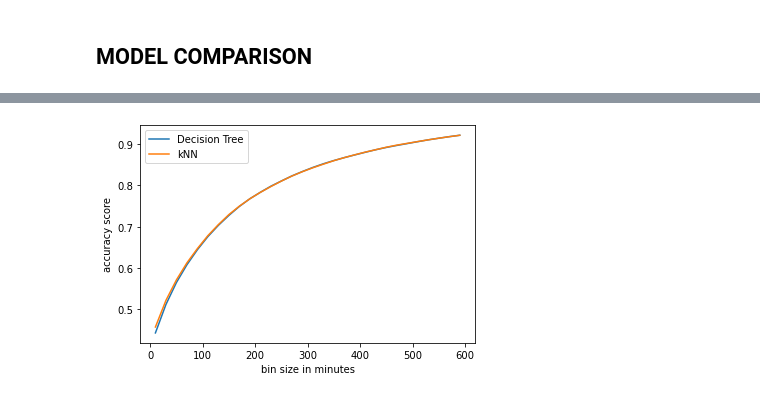
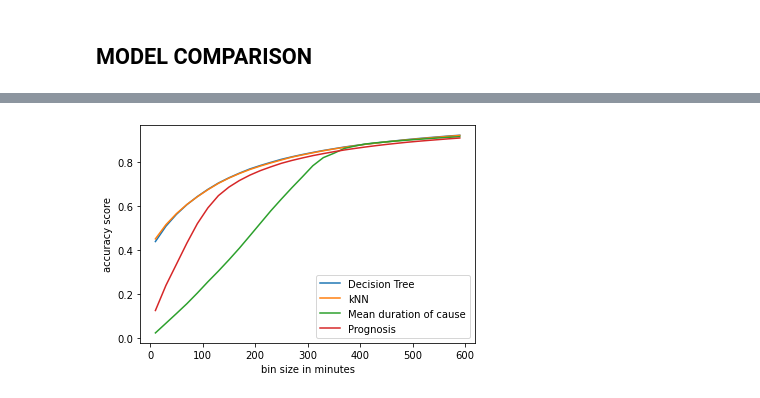
Before and after one commit to Verrem98/Prorail_project, a Jupyter notebook: base_model.ipynb, the cells around one changed output, grey strips where cells are left out. Saved outputs shown, nothing was run; the diff lists cells and outputs as text; code cells hidden in the pictures.

Commit message:
integrated a comparison between KNN, decision tree, Prorail prognosis, and mean duration of a specific cause

```diff
--- a/base_model.ipynb
+++ b/base_model.ipynb
@@ -222,25 +198,60 @@ clf2 = KNeighborsClassifier(n_neighbors = 1).fit(X_train, y_train)
+# %%
+bins = [x for x in range(0,900,error_margin)]
+labels = [x for x in range(1,len(bins))]
+
+cause_df['duration_bin'] = pd.cut(cause_df['stm_fh_duur'], bins = bins, labels=labels)
+# %%
+def cause_predict(causes, cause_df):
+    """model that returns the expected duration bin of a specific cause"""
+
+    valid_causes = list(cause_df.Oorzaak)
+
+    cause_dic = {v : float(cause_df[cause_df.Oorzaak == v].duration_bin) for v in valid_causes }
+
+    return [cause_dic[c] for c in causes]
 # %%
 def get_accuracy(r,zip_list):
 
-    return len([ _ for x in zip_list if x[0]+r >= x[1] >= x[0]-r])/len(y_test)
+    return len([ _ for x in zip_list if x[0]+r >= x[1] >= x[0]-r])/len(zip_list)
+# %%
+bins = [x for x in range(0,900,error_margin)]
+labels = [x for x in range(1,len(bins))]
+prog_df = df_co.copy()[['stm_progfh_in_duur','duration_bin']]
+prog_df = column_outlier('a', prog_df.copy(), ['stm_progfh_in_duur'])
+prog_df['prog_duration_bin'] = pd.cut(prog_df['stm_progfh_in_duur'], bins = bins, labels=labels)
+prog_df = prog_df.dropna()
+prog_df = prog_df[['duration_bin', 'prog_duration_bin']]
 # %%
 x_ax = [error_margin +(20*x) for x in range(0,30)]
 
 y1_ax = [get_accuracy(x, list(zip(list(y_test), list(clf.predict(X_test))))) for x in range(0,30)]
 y2_ax = [get_accuracy(x, list(zip(list(y_test), list(clf2.predict(X_test))))) for x in range(0,30)]
 
 
+X = df_co['Oorzaak']
+y = df_co['duration_bin']
+
+X_train, X_test, y_train, y_test = train_test_split(X, y, test_size=0.2)
+
+y3_ax = [get_accuracy(x, list(zip(list(y_test), cause_predict(list(X_train), cause_df)))) for x in range(0,30)]
+
+
+y4_ax = [get_accuracy(x, list(zip(list(prog_df.duration_bin), list(prog_df.prog_duration_bin)))) for x in range(0,30)]
+
+
 plt.plot(x_ax,y1_ax, label = 'Decision Tree')
 plt.plot(x_ax,y2_ax, label = 'kNN')
+plt.plot(x_ax,y3_ax, label = 'Mean duration of cause')
+plt.plot(x_ax,y4_ax, label = 'Prognosis')
 
 
 plt.xlabel('bin size in minutes')
 plt.ylabel('accuracy score')
 
 plt.legend()
 plt.show()
 # %% [output]
-[figure, old version]
+[figure, new version]
 # %%
 # chance to predict the right bin, decision tree
 y1_ax[0]
```
Also changed, not shown: parts of 16 cells of this notebook.
